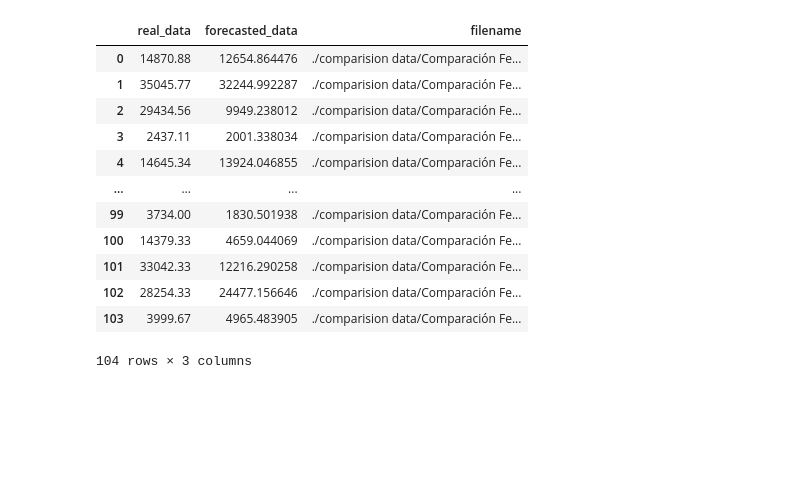
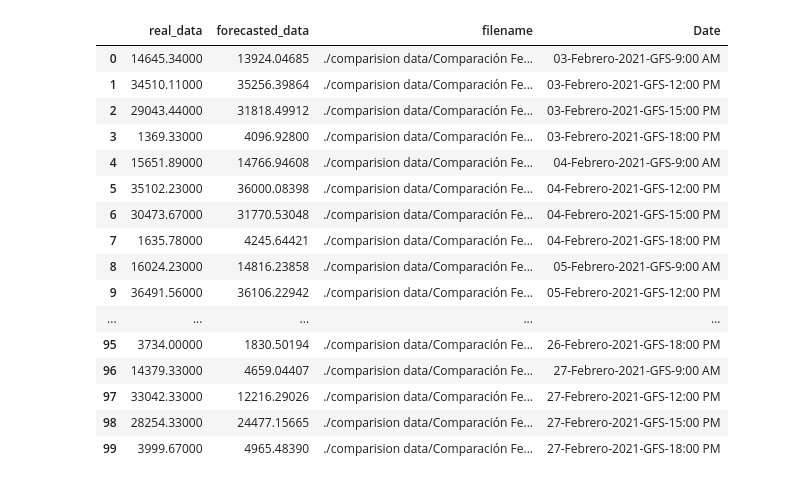
Before and after one commit to Vesino/pvlib_tesis, a Jupyter notebook: Results February.ipynb, the cells around one changed output. Drawn from its saved outputs; the diff is of its cells as text; code cells hidden in the pictures; blank space fills up the shorter version.

```diff
--- a/Results February.ipynb
+++ b/Results February.ipynb
@@ -10,16 +63,0 @@ feb_04_to_27_comparission_GFS = pd.concat((pd.read_csv(file).assign(filename = f
-# %%
-feb_04_to_27_comparission_GFS
-# %% [output]
-|  | real_data | forecasted_data | filename |
-| 0 | 14870.88 | 12654.864476 | ./comparision data/Comparación Fe... |
-| 1 | 35045.77 | 32244.992287 | ./comparision data/Comparación Fe... |
-| 2 | 29434.56 | 9949.238012 | ./comparision data/Comparación Fe... |
-| 3 | 2437.11 | 2001.338034 | ./comparision data/Comparación Fe... |
-| 4 | 14645.34 | 13924.046855 | ./comparision data/Comparación Fe... |
-| ... | ... | ... | ... |
-| 99 | 3734.00 | 1830.501938 | ./comparision data/Comparación Fe... |
-| 100 | 14379.33 | 4659.044069 | ./comparision data/Comparación Fe... |
-| 101 | 33042.33 | 12216.290258 | ./comparision data/Comparación Fe... |
-| 102 | 28254.33 | 24477.156646 | ./comparision data/Comparación Fe... |
-| 103 | 3999.67 | 4965.483905 | ./comparision data/Comparación Fe... |
-104 rows × 3 columns
@@ -26 +77,21 @@ feb_04_to_27_comparission_GFS
+# %%
+GFS_feb_03_to_27_comparission
+# %% [output]
+|  | real_data | forecasted_data | filename | Date |
+| 0 | 14645.34000 | 13924.04685 | ./comparision data/Comparación Fe... | 03-Febrero-2021-GFS-9:00 AM |
+| 1 | 34510.11000 | 35256.39864 | ./comparision data/Comparación Fe... | 03-Febrero-2021-GFS-12:00 PM |
+| 2 | 29043.44000 | 31818.49912 | ./comparision data/Comparación Fe... | 03-Febrero-2021-GFS-15:00 PM |
+| 3 | 1369.33000 | 4096.92800 | ./comparision data/Comparación Fe... | 03-Febrero-2021-GFS-18:00 PM |
+| 4 | 15651.89000 | 14766.94608 | ./comparision data/Comparación Fe... | 04-Febrero-2021-GFS-9:00 AM |
+| 5 | 35102.23000 | 36000.08398 | ./comparision data/Comparación Fe... | 04-Febrero-2021-GFS-12:00 PM |
+| 6 | 30473.67000 | 31770.53048 | ./comparision data/Comparación Fe... | 04-Febrero-2021-GFS-15:00 PM |
+| 7 | 1635.78000 | 4245.64421 | ./comparision data/Comparación Fe... | 04-Febrero-2021-GFS-18:00 PM |
+| 8 | 16024.23000 | 14816.23858 | ./comparision data/Comparación Fe... | 05-Febrero-2021-GFS-9:00 AM |
+| 9 | 36491.56000 | 36106.22942 | ./comparision data/Comparación Fe... | 05-Febrero-2021-GFS-12:00 PM |
+| ... | ... | ... | ... | ... |
+| 95 | 3734.00000 | 1830.50194 | ./comparision data/Comparación Fe... | 26-Febrero-2021-GFS-18:00 PM |
+| 96 | 14379.33000 | 4659.04407 | ./comparision data/Comparación Fe... | 27-Febrero-2021-GFS-9:00 AM |
+| 97 | 33042.33000 | 12216.29026 | ./comparision data/Comparación Fe... | 27-Febrero-2021-GFS-12:00 PM |
+| 98 | 28254.33000 | 24477.15665 | ./comparision data/Comparación Fe... | 27-Febrero-2021-GFS-15:00 PM |
+| 99 | 3999.67000 | 4965.48390 | ./comparision data/Comparación Fe... | 27-Febrero-2021-GFS-18:00 PM |
 # %%
```
Also changed, not shown: parts of 34 cells of this notebook, 2 other files.
